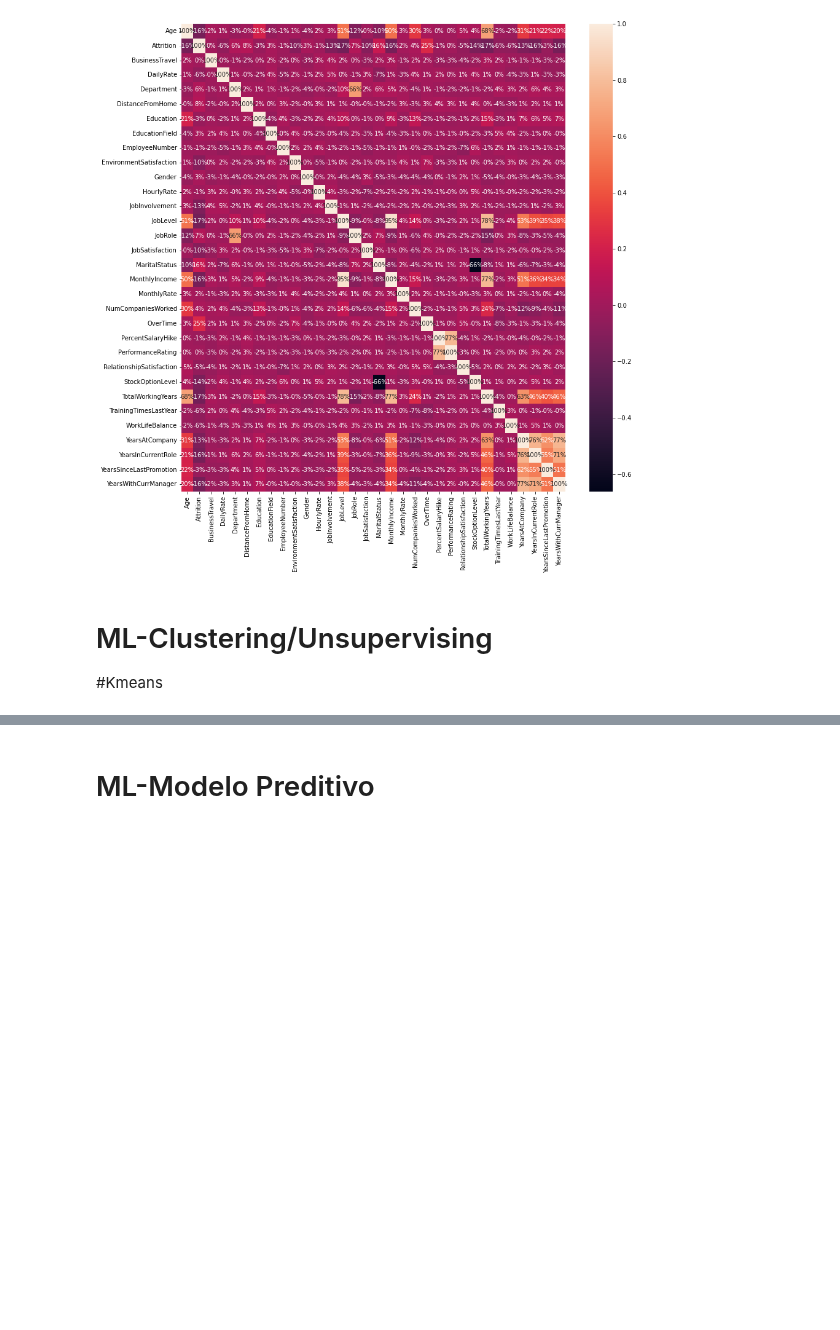
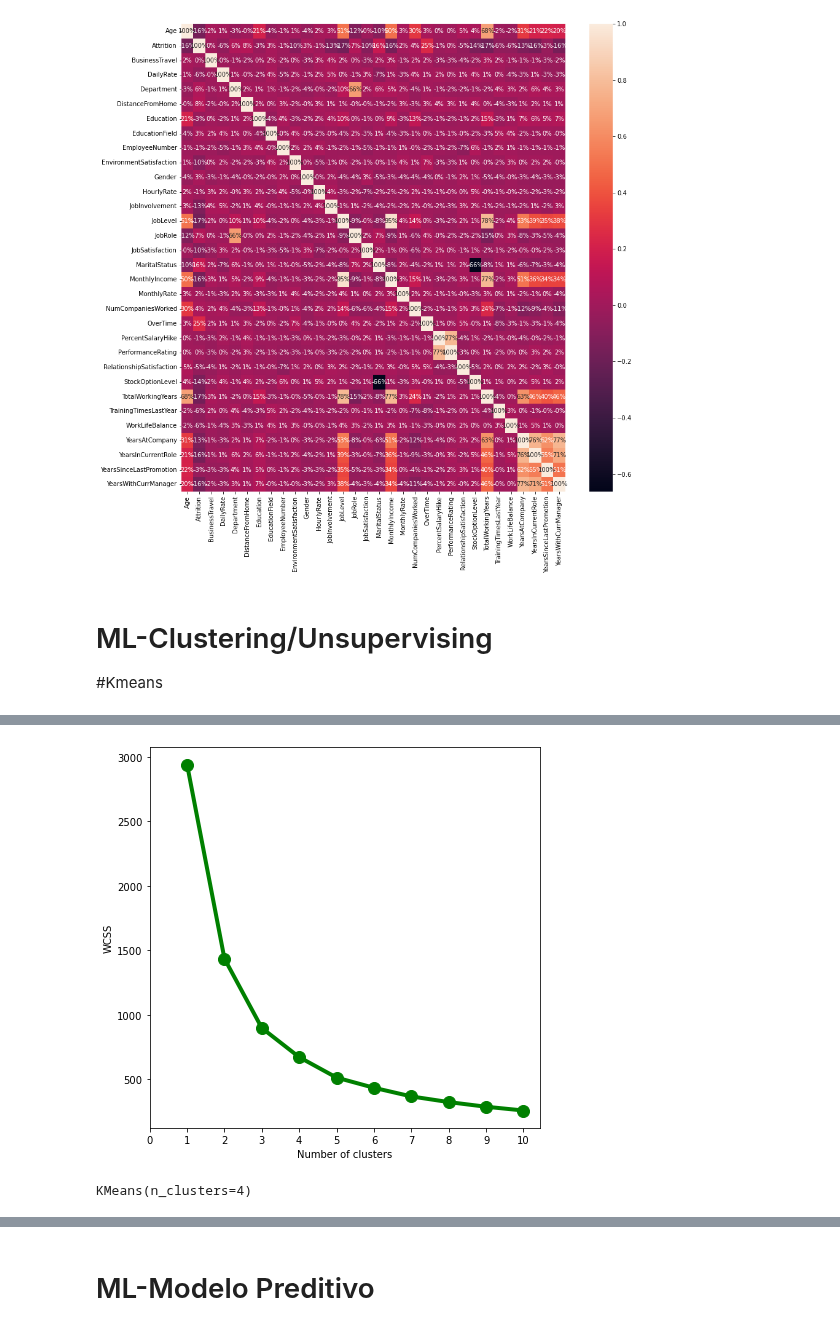
Before and after one commit to catarinatomasr/projectoEDSB, a Jupyter notebook: Projecto.ipynb, the cells around one changed output, grey strips where cells are left out. Saved outputs shown, nothing was run; the diff lists cells and outputs as text; code cells hidden in the pictures; blank space fills up the shorter version.

```diff
--- a/Projecto.ipynb
+++ b/Projecto.ipynb
@@ -178,0 +192,17 @@ df
+# %%
+# find the optimal number of clusters using elbow method
+from sklearn.cluster import KMeans
+x = data.loc[:,['Age_T','MonthlyIncome_T']].values
+WCSS = []
+for i in range(1,11):
+    model = KMeans(n_clusters = i,init = 'k-means++')
+    model.fit(x)
+    WCSS.append(model.inertia_)
+fig = plt.figure(figsize = (7,7))
+plt.plot(range(1,11),WCSS, linewidth=4, markersize=12,marker='o',color = 'green')
+plt.xticks(np.arange(11))
+plt.xlabel("Number of clusters")
+plt.ylabel("WCSS")
+plt.show()
+# %% [output]
+[figure, added]
@@ -178,0 +212,4 @@ df
+# %%
+kmeans.fit(data[['Age_T','MonthlyIncome_T']])
+# %% [output]
+KMeans(n_clusters=4)
```
Also changed, not shown: parts of 7 cells of this notebook.
